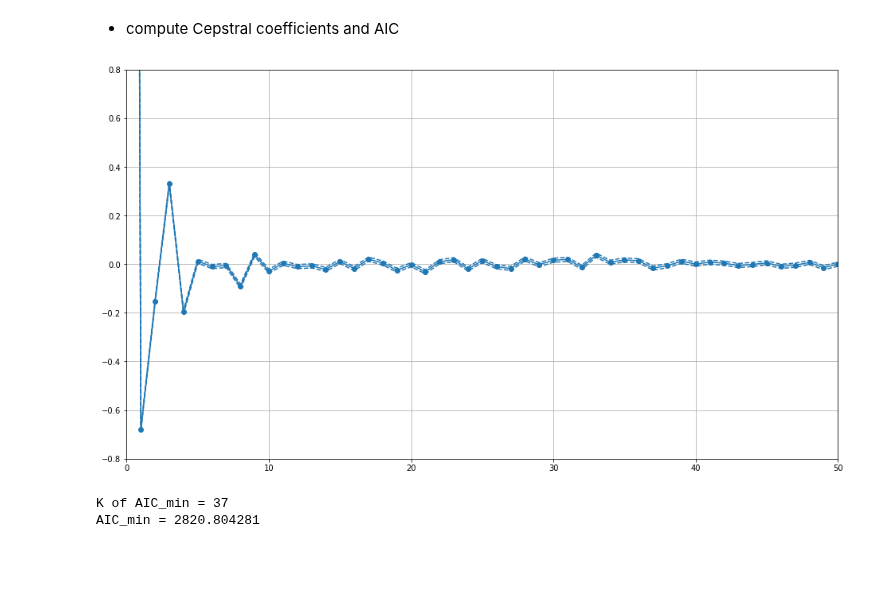
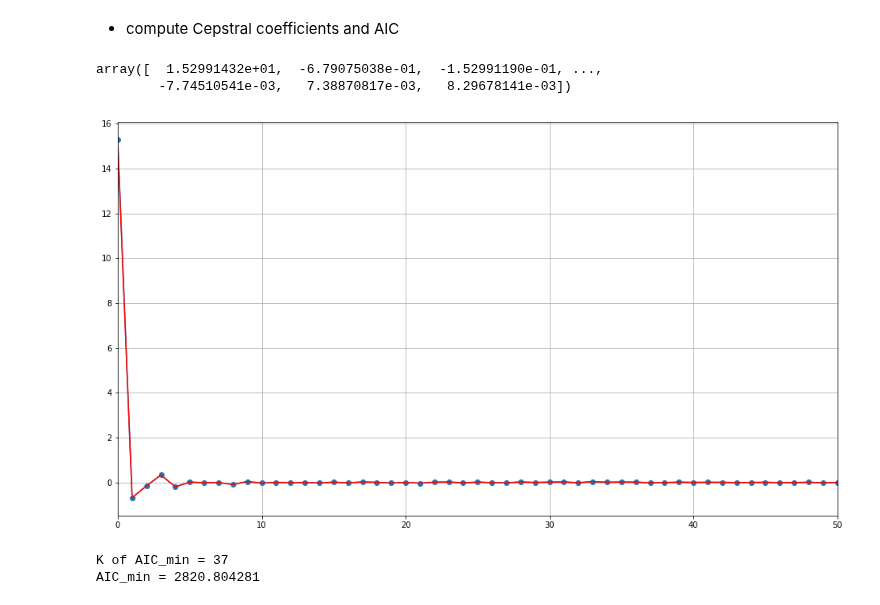
Before and after one commit to sissaschool/sportran, a Jupyter notebook: example/example_cepstrum_silica.ipynb, the cells around one changed output. Cells and saved outputs as stored; diff of their text form; code cells hidden in the pictures; blank space fills up the shorter version.

```diff
--- a/example/example_cepstrum_silica.ipynb
+++ b/example/example_cepstrum_silica.ipynb
@@ -140,19 +140,29 @@ plt.legend();
 ck_THEORY_var, psd_THEORY_mean = tc.md.cepstral.multicomp_cepstral_parameters(jf.Nfreqs, jf.N_COMPONENTS)
 # %% [markdown]
 - compute Cepstral coefficients and AIC
+# %%
+jf.ddd = tc.md.cepstral.dct_coefficients(jf.logpsd)
 # %%
 jf.dct = tc.md.CosFilter(jf.logpsd, ck_theory_var=ck_THEORY_var, psd_theory_mean=psd_THEORY_mean, \
                          aic_type='aic', Kmin_corrfactor=1.0)
+# %%
+jf.dct.logpsdK
+# %% [output]
+array([  1.52991432e+01,  -6.79075038e-01,  -1.52991190e-01, ...,
+        -7.74510541e-03,   7.38870817e-03,   8.29678141e-03])
+# %%
+jf.ddlogtaa = tc.md.cepstral.dct_filter_tau(jf.logpsd)
 # %%
 # Cepstral Coefficients
 plt.plot(jf.dct.logpsdK, 'o-', c=c[0])
-plt.plot(jf.dct.logpsdK + jf.dct.logpsdK_THEORY_std, '--', c=c[0])
-plt.plot(jf.dct.logpsdK - jf.dct.logpsdK_THEORY_std, '--', c=c[0])
+#plt.plot(jf.dct.logpsdK + jf.dct.logpsdK_THEORY_std, '--', c=c[0])
+#plt.plot(jf.dct.logpsdK - jf.dct.logpsdK_THEORY_std, '--', c=c[0])
+plt.plot(jf.ddd, 'r')
 plt.xlim([0,50])
-plt.ylim([-0.8,0.8]);
+#plt.ylim([-0.8,0.8]);
 plt.grid();
 # %% [output]
-[figure, old version]
+[figure, new version]
 # %%
 # AIC
 plt.plot(jf.dct.aic, '.-', c=c[0])
```
Also changed, not shown: parts of 3 cells of this notebook, 4 other files.
